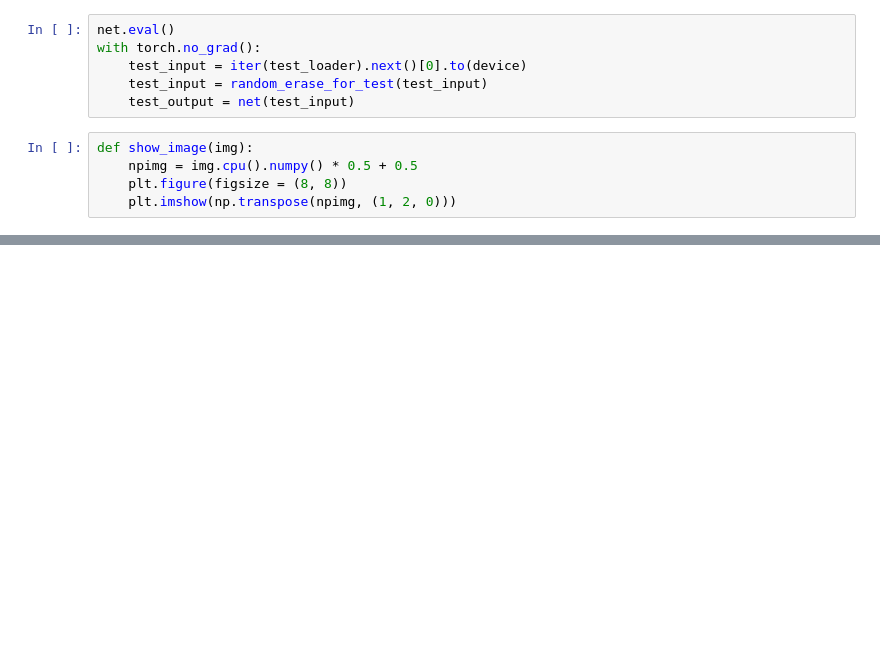
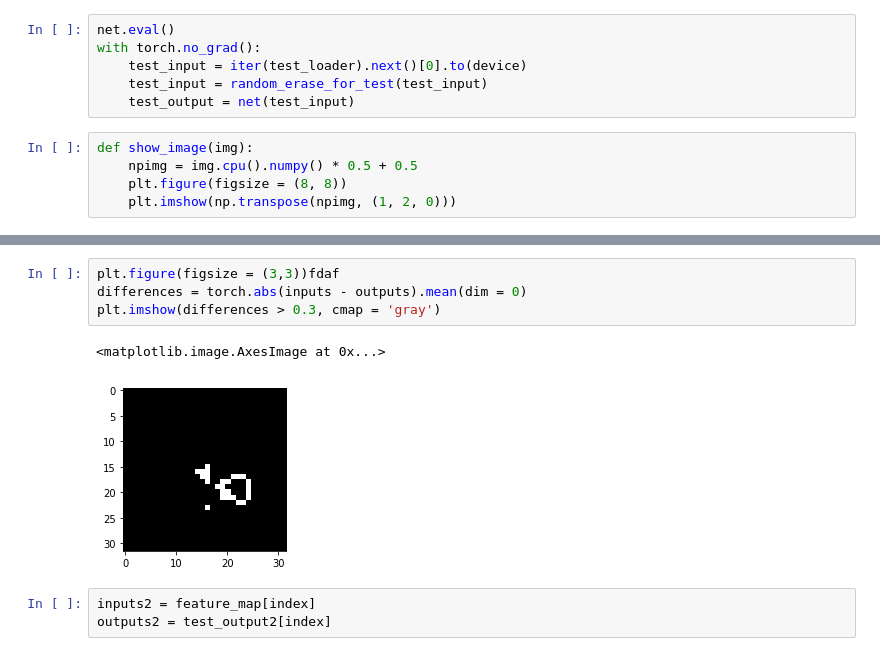
Before and after one commit to cross32768/VAE_anomaly, a Jupyter notebook: experiment_autoencoder_anomaly_detection.ipynb, the cells around one changed output, grey strips where cells are left out. Saved outputs shown, nothing was run; the diff lists cells and outputs as text; blank space fills up the shorter version.

```diff
--- a/experiment_autoencoder_anomaly_detection.ipynb
+++ b/experiment_autoencoder_anomaly_detection.ipynb
@@ -257,0 +364,10 @@ tensor(-1., device='cuda:0')
+# %%
+plt.figure(figsize = (3,3))fdaf
+differences = torch.abs(inputs - outputs).mean(dim = 0)
+plt.imshow(differences > 0.3, cmap = 'gray')
+# %% [output]
+<matplotlib.image.AxesImage at 0x...>
+[figure, added]
+# %%
+inputs2 = feature_map[index]
+outputs2 = test_output2[index]
```
Also changed, not shown: parts of 13 cells of this notebook.
